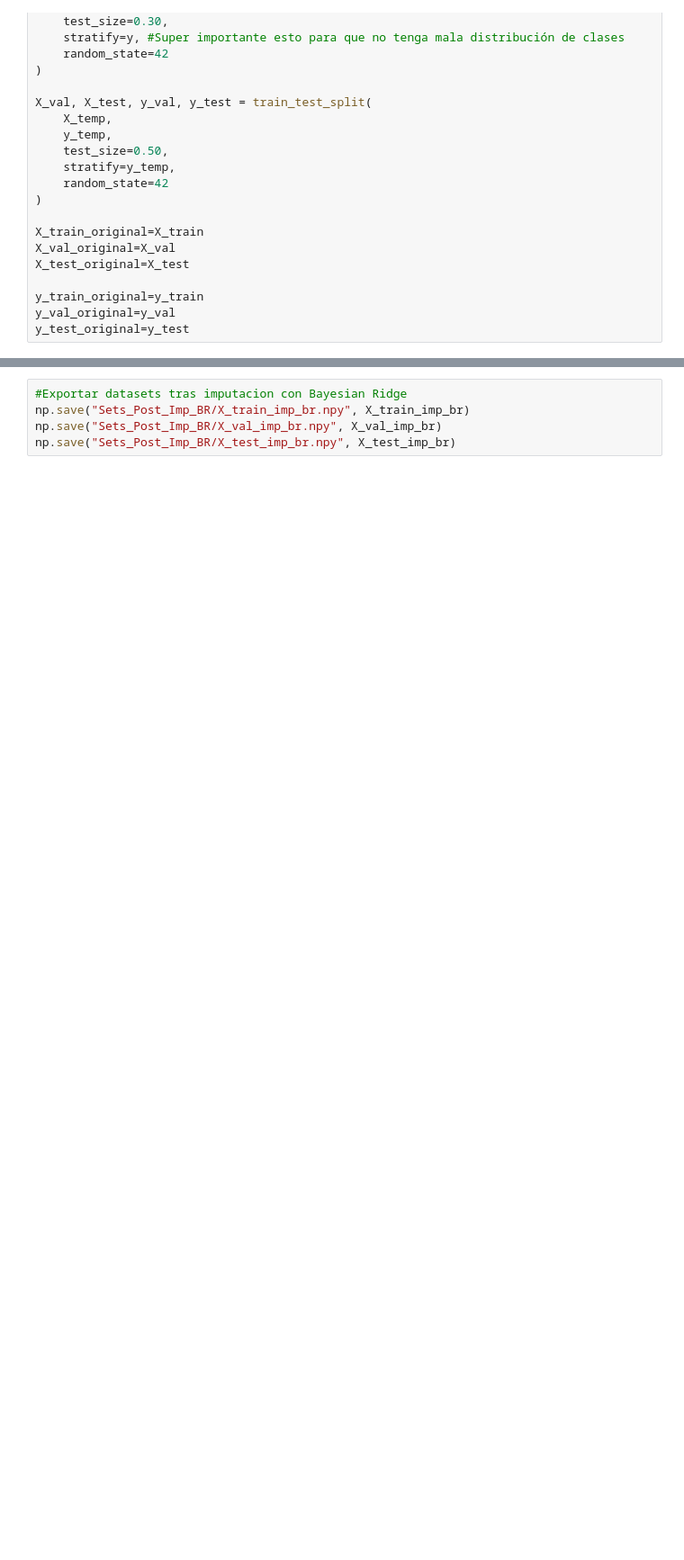
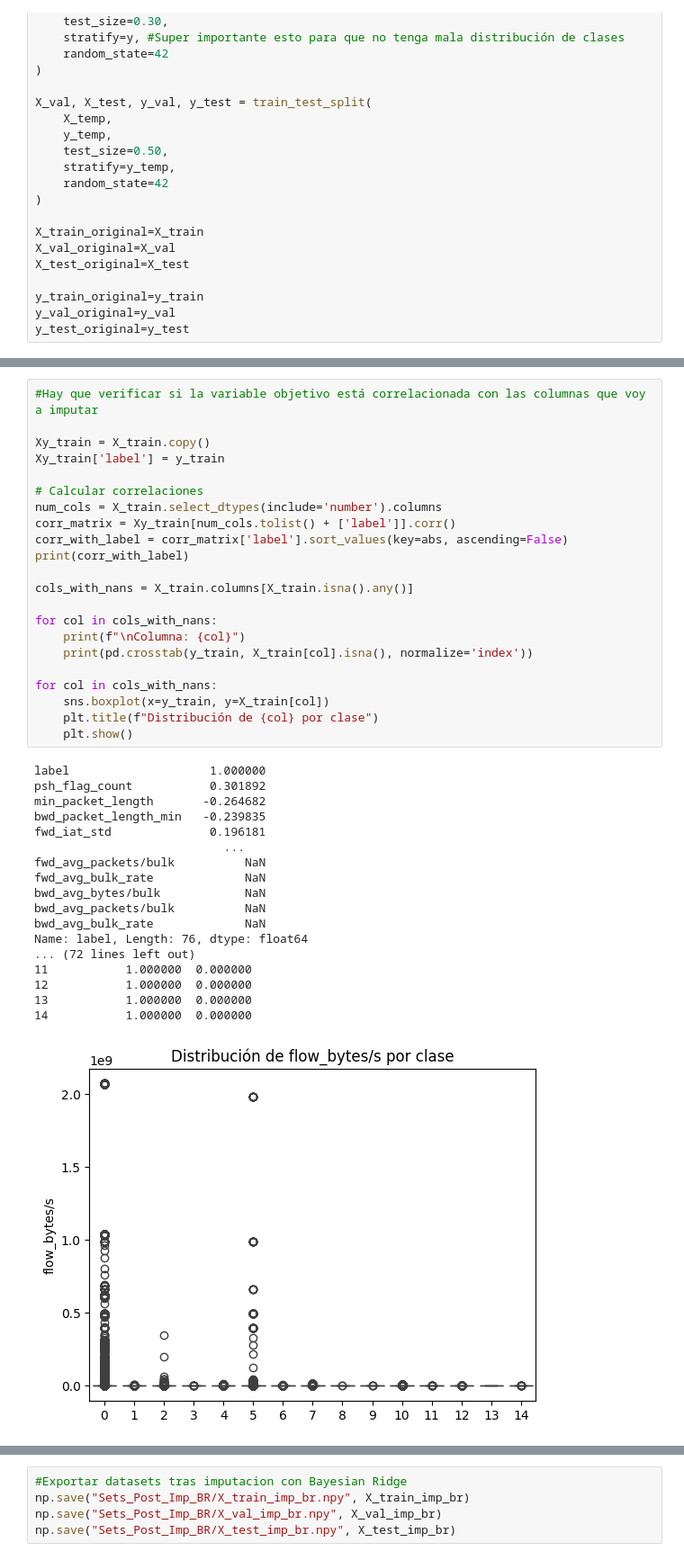
Before and after one commit to johnnyredwood/ArquitecturaMoEClasificacionIntrusiones, a Jupyter notebook: DataEngineering.ipynb, the cells around one changed output, grey strips where cells are left out. Shown at 90% size. Saved outputs shown, nothing was run; the diff lists cells and outputs as text; blank space fills up the shorter version.

```diff
--- a/DataEngineering.ipynb
+++ b/DataEngineering.ipynb
@@ -536,0 +580,41 @@ y_test_original=y_test
+# %%
+#Hay que verificar si la variable objetivo está correlacionada con las columnas que voy a imputar
+
+Xy_train = X_train.copy()
+Xy_train['label'] = y_train
+
+# Calcular correlaciones
+num_cols = X_train.select_dtypes(include='number').columns
+corr_matrix = Xy_train[num_cols.tolist() + ['label']].corr()
+corr_with_label = corr_matrix['label'].sort_values(key=abs, ascending=False)
+print(corr_with_label)
+
+cols_with_nans = X_train.columns[X_train.isna().any()]
+
+for col in cols_with_nans:
+    print(f"\nColumna: {col}")
+    print(pd.crosstab(y_train, X_train[col].isna(), normalize='index'))
+
+for col in cols_with_nans:
+    sns.boxplot(x=y_train, y=X_train[col])
+    plt.title(f"Distribución de {col} por clase")
+    plt.show()
+# %% [output]
+label                    1.000000
+psh_flag_count           0.301892
+min_packet_length       -0.264682
+bwd_packet_length_min   -0.239835
+fwd_iat_std              0.196181
+                           ...
+fwd_avg_packets/bulk          NaN
+fwd_avg_bulk_rate             NaN
+bwd_avg_bytes/bulk            NaN
+bwd_avg_packets/bulk          NaN
+bwd_avg_bulk_rate             NaN
+Name: label, Length: 76, dtype: float64
+... (72 lines left out)
+11           1.000000  0.000000
+12           1.000000  0.000000
+13           1.000000  0.000000
+14           1.000000  0.000000
+[figure, added]
```
Also changed, not shown: parts of 14 cells of this notebook.
